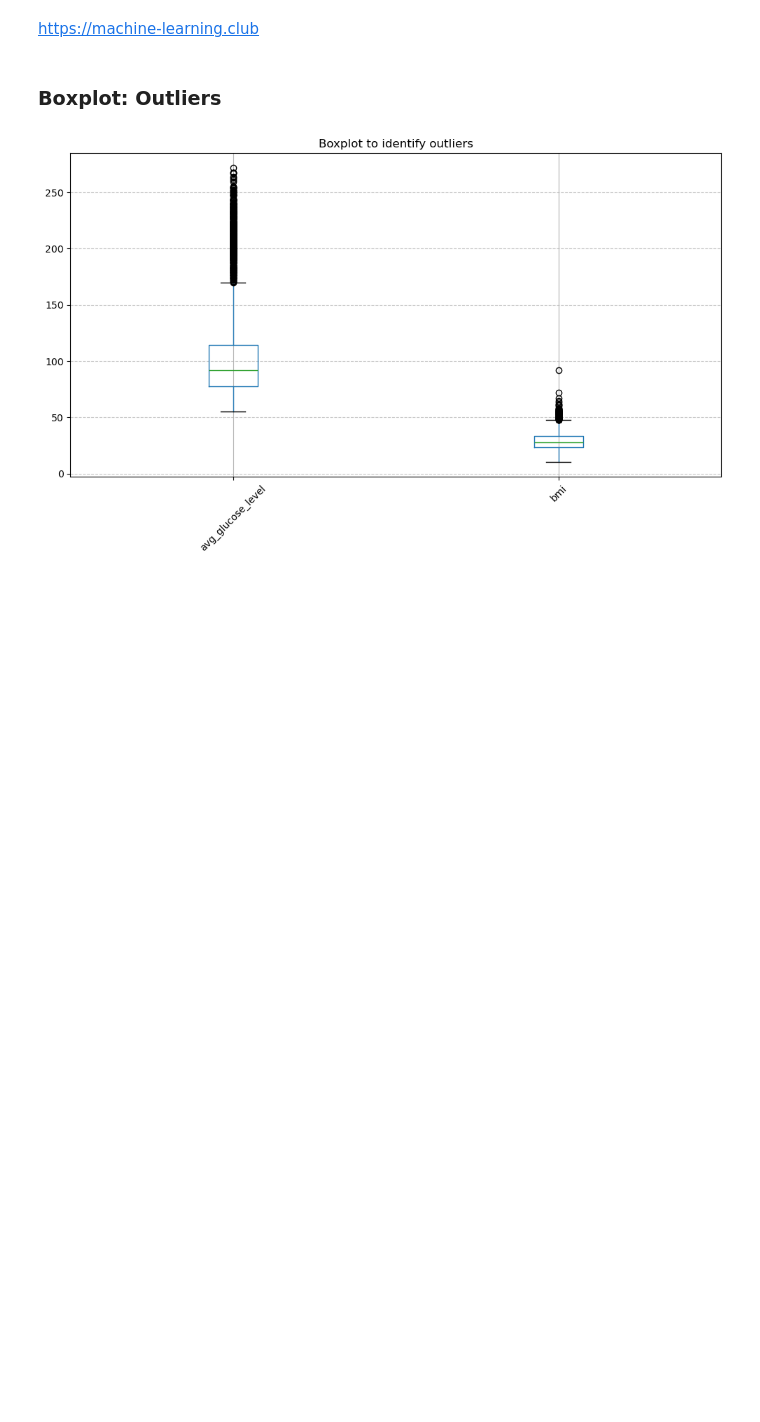
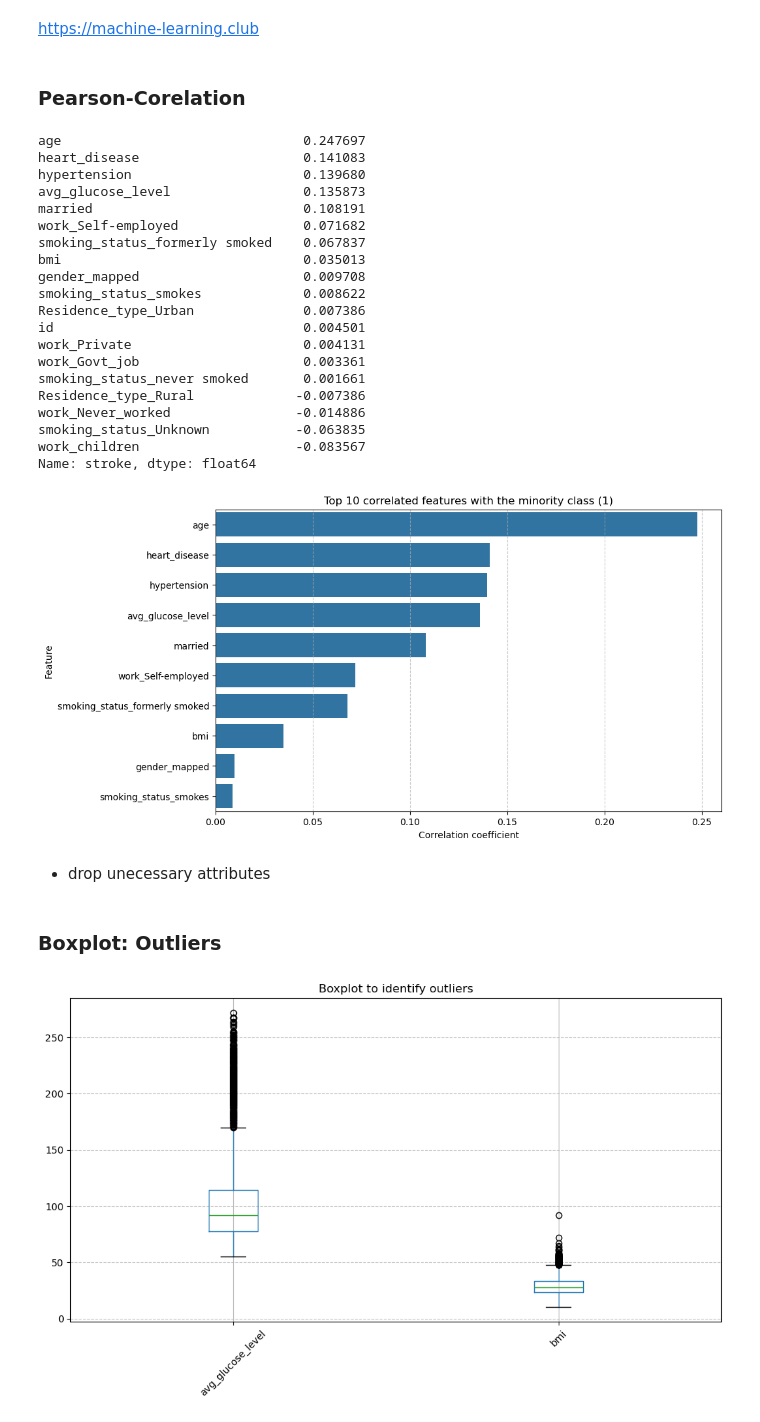
Before and after one commit to masterlukeSg/machine_learning_club, a Jupyter notebook: month_one/decissiontree.ipynb, the cells around one changed output. Drawn from its saved outputs; the diff is of its cells as text; code cells hidden in the pictures; blank space fills up the shorter version.

```diff
--- a/month_one/decissiontree.ipynb
+++ b/month_one/decissiontree.ipynb
@@ -111,0 +119,42 @@ data = data.drop(["id", "work_Never_worked", "work_children", "gender_Other", "e
+# %% [markdown]
+### Pearson-Corelation
+# %%
+correlation_matrix = data.corr()
+
+# Sort after the stroke
+target_corr = correlation_matrix['stroke'].drop('stroke').sort_values(ascending=False)
+
+print(target_corr)
+
+# Visualize
+plt.figure(figsize=(10, 6))
+sns.barplot(x=target_corr.head(10), y=target_corr.head(10).index)
+plt.title("Top 10 correlated features with the minority class (1)")
+plt.xlabel("Correlation coefficient")
+plt.ylabel("Feature")
+plt.grid(axis='x', linestyle='--', alpha=0.7)
+plt.show()
+# %% [output]
+age                               0.247697
+heart_disease                     0.141083
+hypertension                      0.139680
+avg_glucose_level                 0.135873
+married                           0.108191
+work_Self-employed                0.071682
+smoking_status_formerly smoked    0.067837
+bmi                               0.035013
+gender_mapped                     0.009708
+smoking_status_smokes             0.008622
+Residence_type_Urban              0.007386
+id                                0.004501
+work_Private                      0.004131
+work_Govt_job                     0.003361
+smoking_status_never smoked       0.001661
+Residence_type_Rural             -0.007386
+work_Never_worked                -0.014886
+smoking_status_Unknown           -0.063835
+work_children                    -0.083567
+Name: stroke, dtype: float64
+[figure, added]
+# %% [markdown]
+* drop unecessary attributes
```
Also changed, not shown: parts of 9 cells of this notebook.
